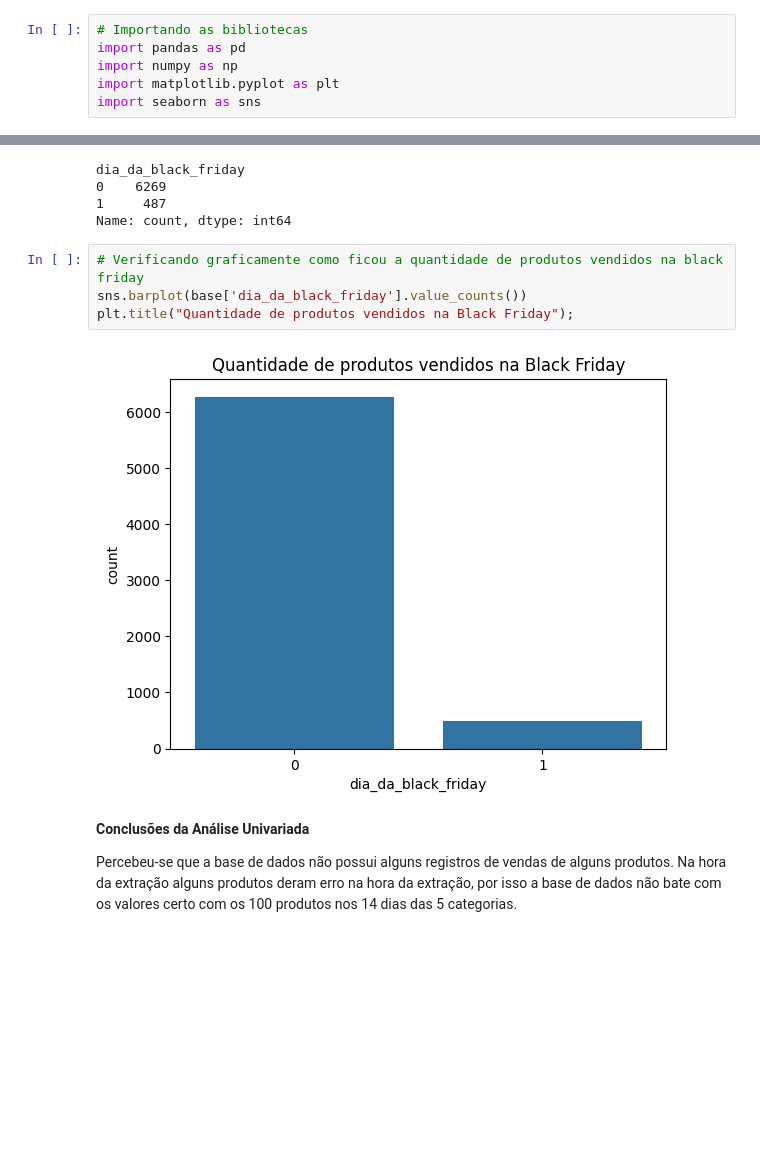
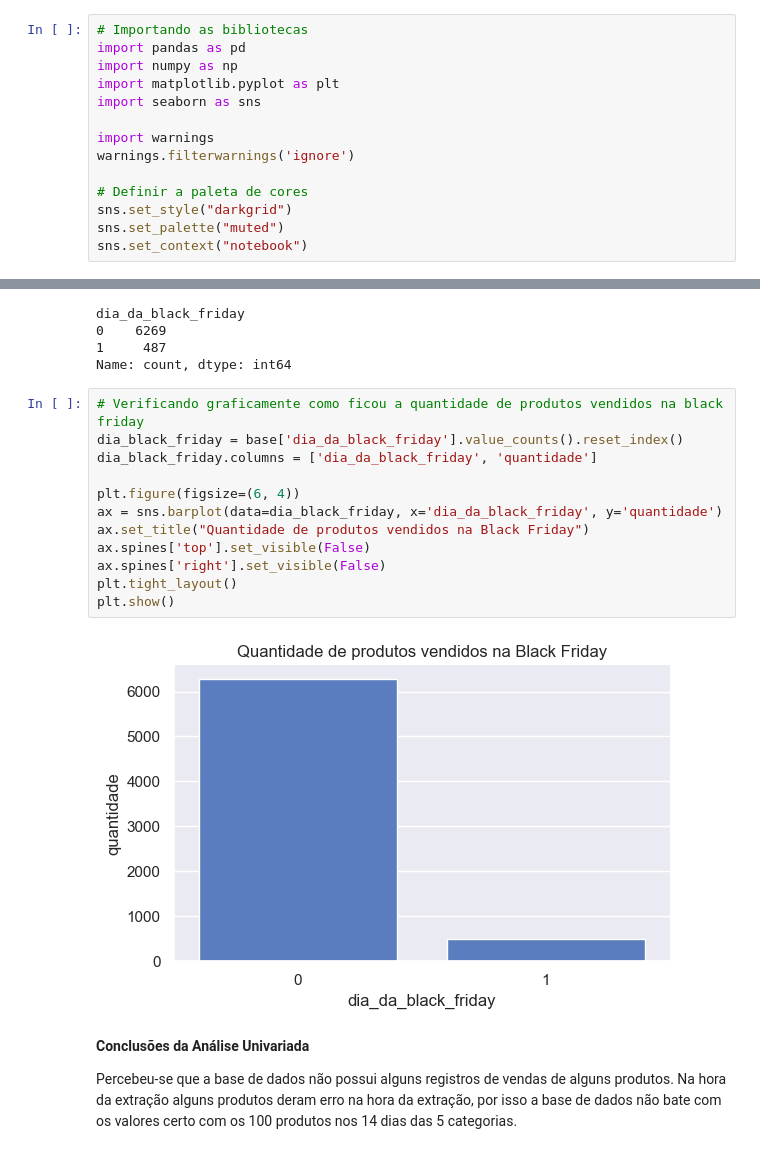
Before and after one commit to DiegowFonseca/amazon-blackfriday-analysis, a Jupyter notebook: notebooks/analysis_exploratory.ipynb, the cells around one changed output, grey strips where cells are left out. Cells and saved outputs as stored; diff of their text form; blank space fills up the shorter version.

```diff
--- a/notebooks/analysis_exploratory.ipynb
+++ b/notebooks/analysis_exploratory.ipynb
@@ -24,6 +24,14 @@ import pandas as pd
 import numpy as np
 import matplotlib.pyplot as plt
 import seaborn as sns
+
+import warnings
+warnings.filterwarnings('ignore')
+
+# Definir a paleta de cores
+sns.set_style("darkgrid")
+sns.set_palette("muted")
+sns.set_context("notebook")
 # %%
 # Importando a base de dados
 base = pd.read_csv("../data/data_processed/produtos.csv")
@@ -351,10 +404,18 @@ dia_da_black_friday
 Name: count, dtype: int64
 # %%
 # Verificando graficamente como ficou a quantidade de produtos vendidos na black friday
-sns.barplot(base['dia_da_black_friday'].value_counts())
-plt.title("Quantidade de produtos vendidos na Black Friday");
+dia_black_friday = base['dia_da_black_friday'].value_counts().reset_index()
+dia_black_friday.columns = ['dia_da_black_friday', 'quantidade']
+
+plt.figure(figsize=(6, 4))
+ax = sns.barplot(data=dia_black_friday, x='dia_da_black_friday', y='quantidade')
+ax.set_title("Quantidade de produtos vendidos na Black Friday")
+ax.spines['top'].set_visible(False)
+ax.spines['right'].set_visible(False)
+plt.tight_layout()
+plt.show()
 # %% [output]
-[figure, old version]
+[figure, new version]
 # %% [markdown]
 <strong>Conclusões da Análise Univariada</strong>
 
```
Also changed, not shown: parts of 21 cells of this notebook.
